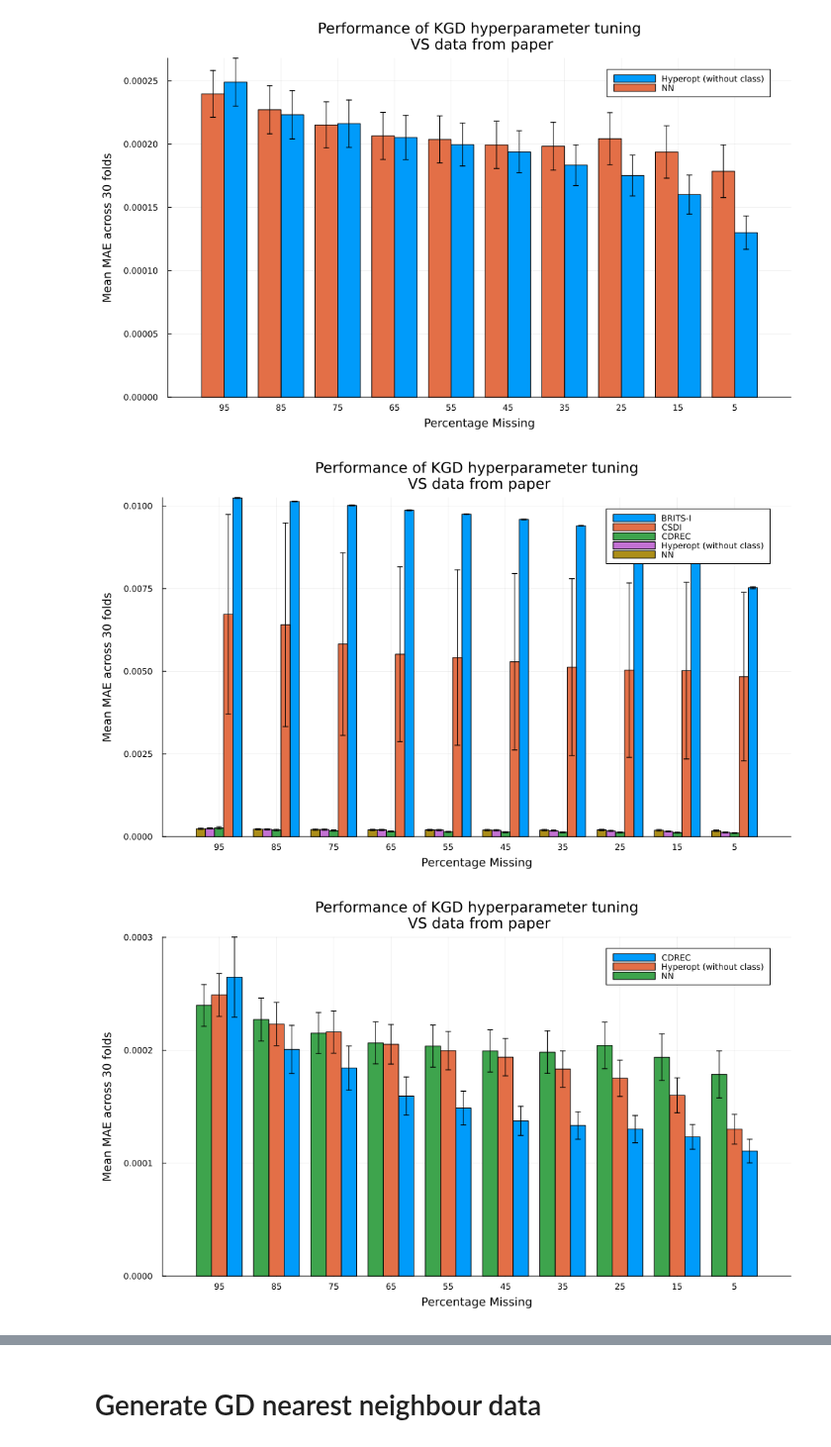
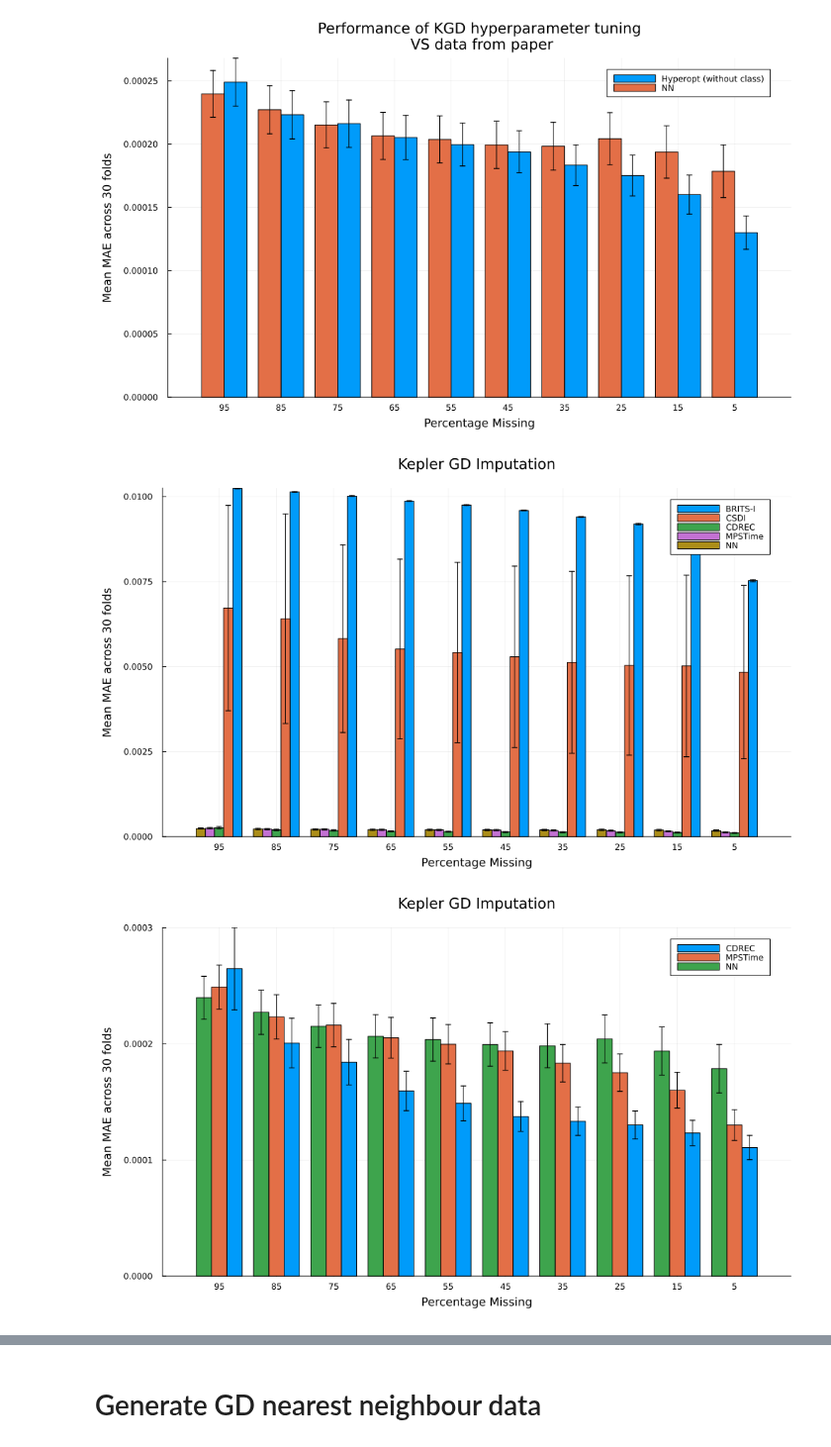
Before and after one commit to hugopstackhouse/MPSTime.jl, a Jupyter notebook: Folds/imp_results_clean.ipynb, the cells around one changed output, grey strips where cells are left out. Shown at 99% size. Saved outputs shown, nothing was run; the diff lists cells and outputs as text; code cells hidden in the pictures.

```diff
--- a/Folds/imp_results_clean.ipynb
+++ b/Folds/imp_results_clean.ipynb
@@ -388,7 +402,7 @@ groupedbar(
     [ mean(mmae_kepGD_britsi, dims=1)' mean(mmae_kepGD_csdi, dims=1)' mean(mmae_kepGD_cdrec, dims=1)' mean(mmae_kepGD, dims=1)'  mean(mmae_kepGD_nn, dims=1)' ];
     yerr =1.96 .* [ mean(std_kepGD_britsi, dims=1)' mean(std_kepGD_csdi, dims=1)' mean(std_kepGD_cdrec, dims=1)' mean(std_kepGD, dims=1)'  mean(std_kepGD_nn, dims=1)' ] ./sqrt(30),
     xticks = pms,
-    labels=[ "BRITS-I" "CSDI" "CDREC" "Hyperopt (without class)"  "NN" ],
+    labels=[ "BRITS-I" "CSDI" "CDREC" "MPSTime"  "NN" ],
     legend=:topright,
     size=(1000,600),
     bottom_margin=5mm,
@@ -398,30 +412,30 @@ groupedbar(
 xflip!(true)
 xlabel!("Percentage Missing")
 ylabel!("Mean MAE across 30 folds")
-title!("Performance of KGD hyperparameter tuning\n VS data from paper")
-# savefig("ECG200.png")
+title!("Kepler GD Imputation")
+# savefig("KepGD-lol.png")
 # %% [output]
-[figure, old version]
+[figure, new version]
 # %%
 groupedbar(
     pms,
     [ mean(mmae_kepGD_cdrec, dims=1)' mean(mmae_kepGD, dims=1)'  mean(mmae_kepGD_nn, dims=1)' ];
     yerr =1.96 .* [  mean(std_kepGD_cdrec, dims=1)' mean(std_kepGD, dims=1)'  mean(std_kepGD_nn, dims=1)' ] ./sqrt(30),
     xticks = pms,
-    labels=[ "CDREC" "Hyperopt (without class)"  "NN" ],
+    labels=[ "CDREC" "MPSTime"  "NN" ],
     legend=:topright,
     size=(1000,600),
     bottom_margin=5mm,
     left_margin=5mm,
     top_margin=5mm
 )
 xflip!(true)
 xlabel!("Percentage Missing")
 ylabel!("Mean MAE across 30 folds")
-title!("Performance of KGD hyperparameter tuning\n VS data from paper")
-# savefig("ECG200.png")
+title!("Kepler GD Imputation")
+# savefig("KepGD-good.png")
 # %% [output]
-[figure, old version]
+[figure, new version]
 # %%
 mmae_kepC6_nn, std_kepC6_nn = mmae_nn_c6, std_nn_c6
 @save "Kepler_mps_and_nn.jld2" mmae_kepC6 std_kepC6 mmae_kepC6_nn std_kepC6_nn mmae_kepGD std_kepGD mmae_kepGD_nn std_kepGD_nn
```
Also changed, not shown: parts of 5 cells of this notebook, 10 other files.
